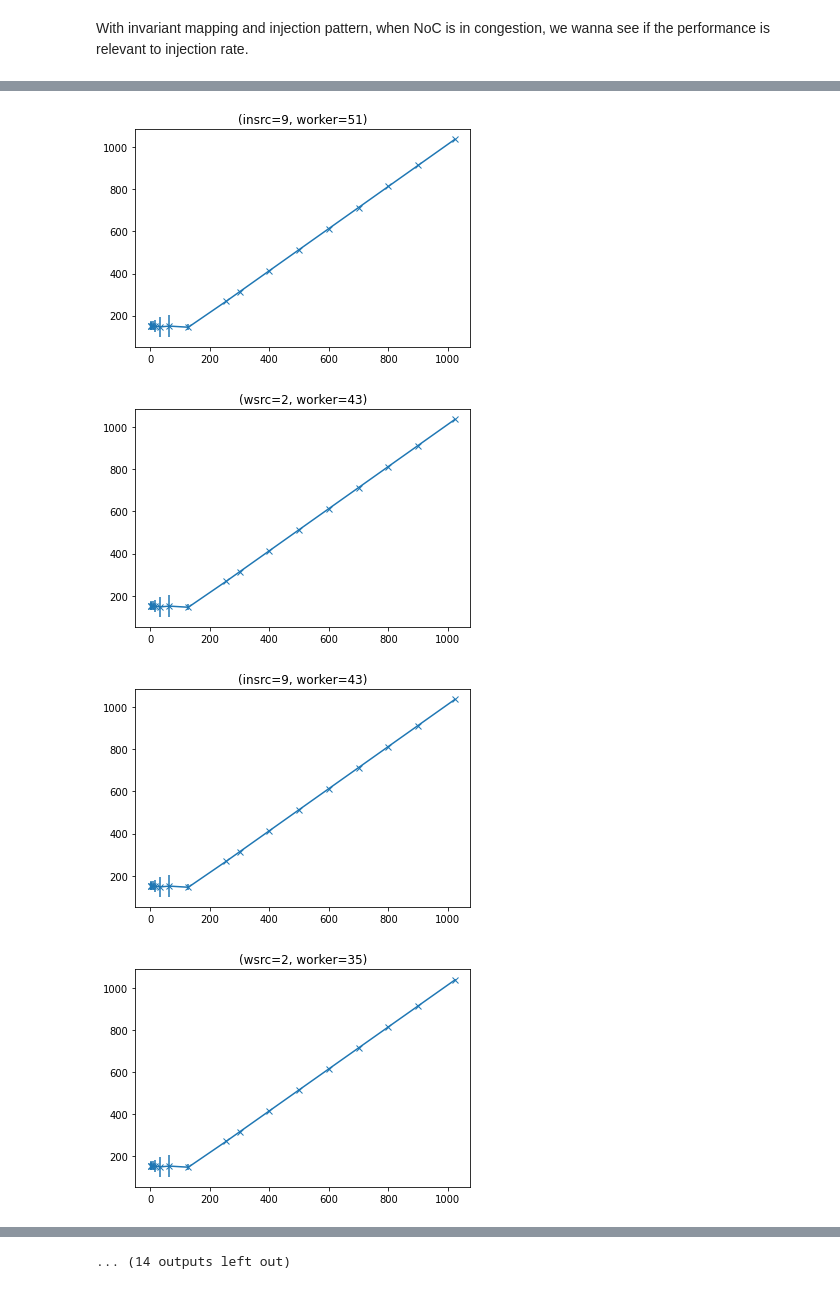
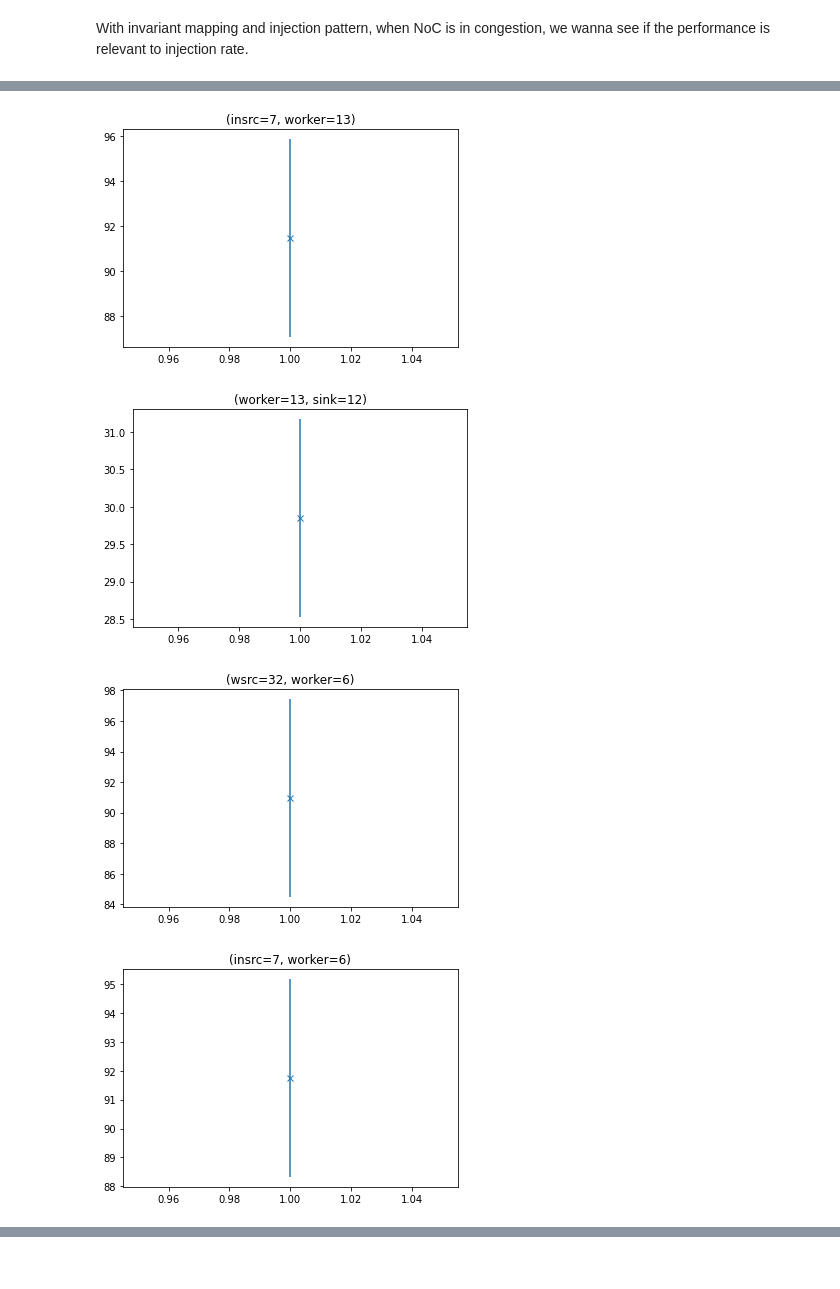
Before and after one commit to SuperVan-Young/gnn4noc, a Jupyter notebook: dataset/scripts/throughput.ipynb, the cells around one changed output, grey strips where cells are left out. Drawn from its saved outputs; the diff is of its cells as text; code cells hidden in the pictures.

Commit message:
throughput

```diff
--- a/dataset/scripts/throughput.ipynb
+++ b/dataset/scripts/throughput.ipynb
@@ -69,0 +200,12 @@ for factor in tqdm(factors):
+# %%
+for sample in samples:
+    flit_w = sample.params['flit_w']
+    num_worker = sample.params['worker']
+    end_interval = check_flow_throughput(sample, False)
+    print(f"flit_w = {sample.params['flit_w']}, flit_i = {sample.params['flit_i']}")
+    print(f"w_interval / {num_worker} = {end_interval['wsrc_worker'] / num_worker}")
+    print(f"w_interval / {num_worker} - flit_w * 2 = {end_interval['wsrc_worker'] / num_worker - sample.params['flit_w'] * 2}")
+
+    bufs = [2, 3, 3, 4, 4, 5]
+    offset = sum([min(flit_w, 2*buf) for buf in bufs]) / len(bufs)
+    print(offset)
@@ -74,6 +234,9 @@ end_interval_mean = dict()
 end_interval_std = dict()
 
 for factor in factors:
+    if factor > 1:
+        break
+
     sample_ = copy.deepcopy(sample)
     for d in delay_tags:
         sample_.params[d] *= factor
@@ -120,30 +283,46 @@ for factor in factors:
             except:
                 end_interval_std[edge_name] = [np.std(end_interval)]
 
+        # estimate overall latency
+        est_lat = (max(end_cycles) - min(end_cycles))
+        true_lat = trace_parser.outlog_parser.get_total_latency()
+        # print(f"src - worker estimated latency = {est_lat}")
+        # print(f"ground truth latency = {true_lat}")
+
+        # break
+
         # not very useful
-        # worker = dst
-        # for s in sinks:
-        #     sid = node2pe(s)
-        #     pid2lat = lambda pid: p.get_latency(wid, sid, pid)["end_cycle"]
-        #     end_cycles = np.array([pid2lat(pid) for pid in G.edges[w, s]['pkt']])
-        #     end_interval = np.diff(end_cycles)
+        # worker to dst
+        for s in sinks:
+            sid = node2pe(s)
+            pid2lat = lambda pid: p.get_latency(wid, sid, pid)["end_cycle"]
+            end_cycles = np.array([pid2lat(pid) for pid in G.edges[w, s]['pkt']])
+            end_interval = np.diff(end_cycles)
 
-        #     edge_name = f"(worker={wid}, sink={sid})"
-        #     try:
-        #         end_interval_mean[edge_name].append(np.mean(end_interval))
-        #     except:
-        #         end_interval_mean[edge_name] = [np.mean(end_interval)]
-        #     try:
-        #         end_interval_std[edge_name].append(np.std(end_interval))
-        #     except:
-        #         end_interval_std[edge_name] = [np.std(end_interval)]
+            print(end_cycles)
+
+            edge_name = f"(worker={wid}, sink={sid})"
+            try:
+                end_interval_mean[edge_name].append(np.mean(end_interval))
+            except:
+                end_interval_mean[edge_name] = [np.mean(end_interval)]
+            try:
+                end_interval_std[edge_name].append(np.std(end_interval))
+            except:
+                end_interval_std[edge_name] = [np.std(end_interval)]
+
+            est_lat = (max(end_cycles) - min(end_cycles))
+            true_lat = trace_parser.outlog_parser.get_total_latency()
+            # print(f"worker - dst estimated latency = {est_lat}")
+            # print(f"ground truth latency = {true_lat}")
 
 
 for k in end_interval_mean.keys():
     means = end_interval_mean[k]
     stds = end_interval_std[k]
+    l = len(means)
 
     plt.title(k)
-    plt.errorbar(x=factors, y=means, yerr=stds, marker='x')
+    plt.errorbar(x=factors[:l], y=means, yerr=stds, marker='x')
     plt.show()
 # %% [output]
@@ -151,4 +347,4 @@ for k in end_interval_mean.keys():
-[figure, old version]
+[figure, new version]
-[figure, old version]
+[figure, new version]
-[figure, old version]
+[figure, new version]
-[figure, old version]
+[figure, new version]
@@ -162 +351,0 @@ for k in end_interval_mean.keys():
-... (14 outputs left out)
```
Also changed, not shown: parts of 7 cells of this notebook, 3 other files.
